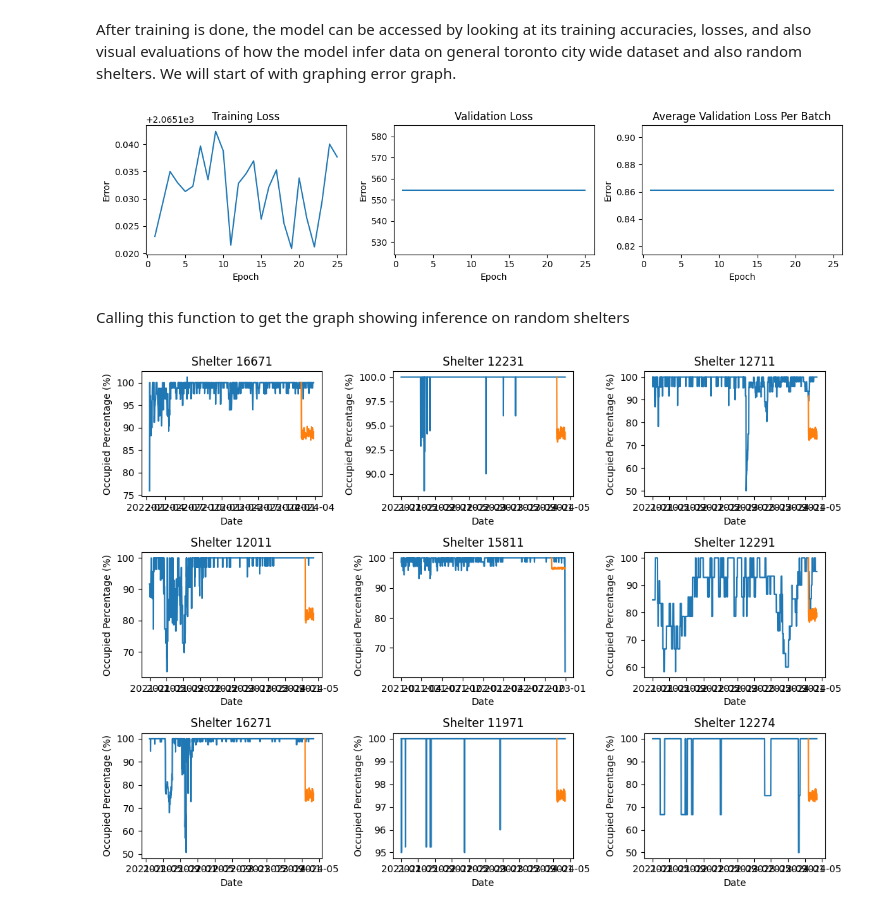
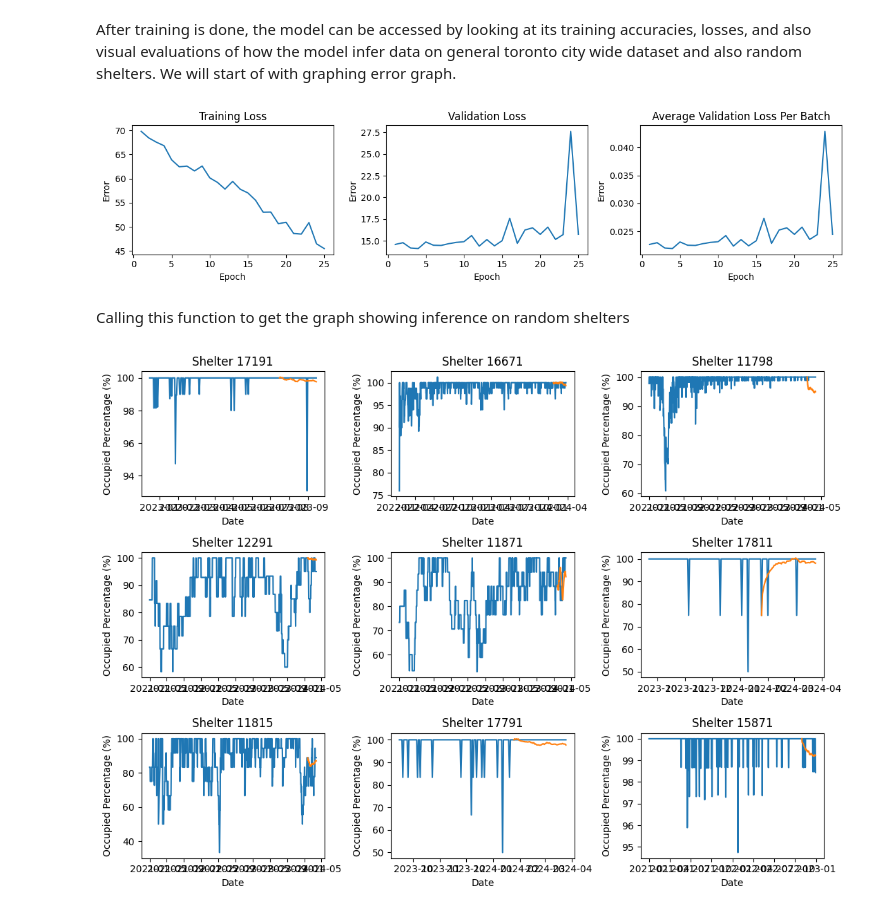
Before and after one commit to Tomasdfgh/RBCs_Borealis_AIs_Shelter_Occupancy_Forecast, a Jupyter notebook: LSTM/[3] Location_Grouping_Multivariate_LSTM.ipynb, the cells around one changed output. Drawn from its saved outputs; the diff is of its cells as text; code cells hidden in the pictures.

```diff
--- a/LSTM/[3] Location_Grouping_Multivariate_LSTM.ipynb
+++ b/LSTM/[3] Location_Grouping_Multivariate_LSTM.ipynb
@@ -1101,10 +1100,10 @@ print(len(used_features) + max(shel_grouping(cens_index_corr_map[8]).copy().valu
 Initialize the Model and Optimizers
 # %%
 model_2 = LSTM(input_size, hidden_size, num_stacked_layers, output_size)
-optimizer = torch.optim.AdamW(model_2.parameters(), lr = learning_rate)
+optimizer_2 = torch.optim.AdamW(model_2.parameters(), lr = learning_rate)
 # %% [markdown]
 Begin training by activating the training function
 # %%
-model_2, training_loss, valid_loss, avg_valid_loss = begin_training(model_2, num_epochs, train_loader, test_loader, loss_function, optimizer)
+model_2, training_loss_2, valid_loss_2, avg_valid_loss_2 = begin_training(model_2, num_epochs, train_loader, test_loader, loss_function, optimizer_2)
 # %% [output]
 Epoch: 0
@@ -1128,10 +1127,10 @@ Val Loss: 0.025
 ### Model Implementation Two Post Training Analysis
 # %% [markdown]
 After training is done, the model can be accessed by looking at its training accuracies, losses, and also visual evaluations of how the model infer data on general toronto city wide dataset and also random shelters. We will start of with graphing error graph.
-# %%
-plot_errors(training_loss, valid_loss, avg_valid_loss)
-# %% [output]
-[figure, removed]
+# %%
+plot_errors(training_loss_2, valid_loss_2, avg_valid_loss_2)
+# %% [output]
+[figure, added]
 # %% [markdown]
 
 Calling this function to get the graph showing inference on random shelters
@@ -1140,4 +1139,4 @@ test_check = True
 num_sq = 3
 plot_random_shelters_one_hot(model_2, iso_data, n_future, num_sq, scaler, used_features, shel_grouping(cens_index_corr_map[8]).copy(), test_check)
 # %% [output]
-[figure, old version]
+[figure, new version]
```
Also changed, not shown: parts of 15 cells of this notebook, 2 other files.
